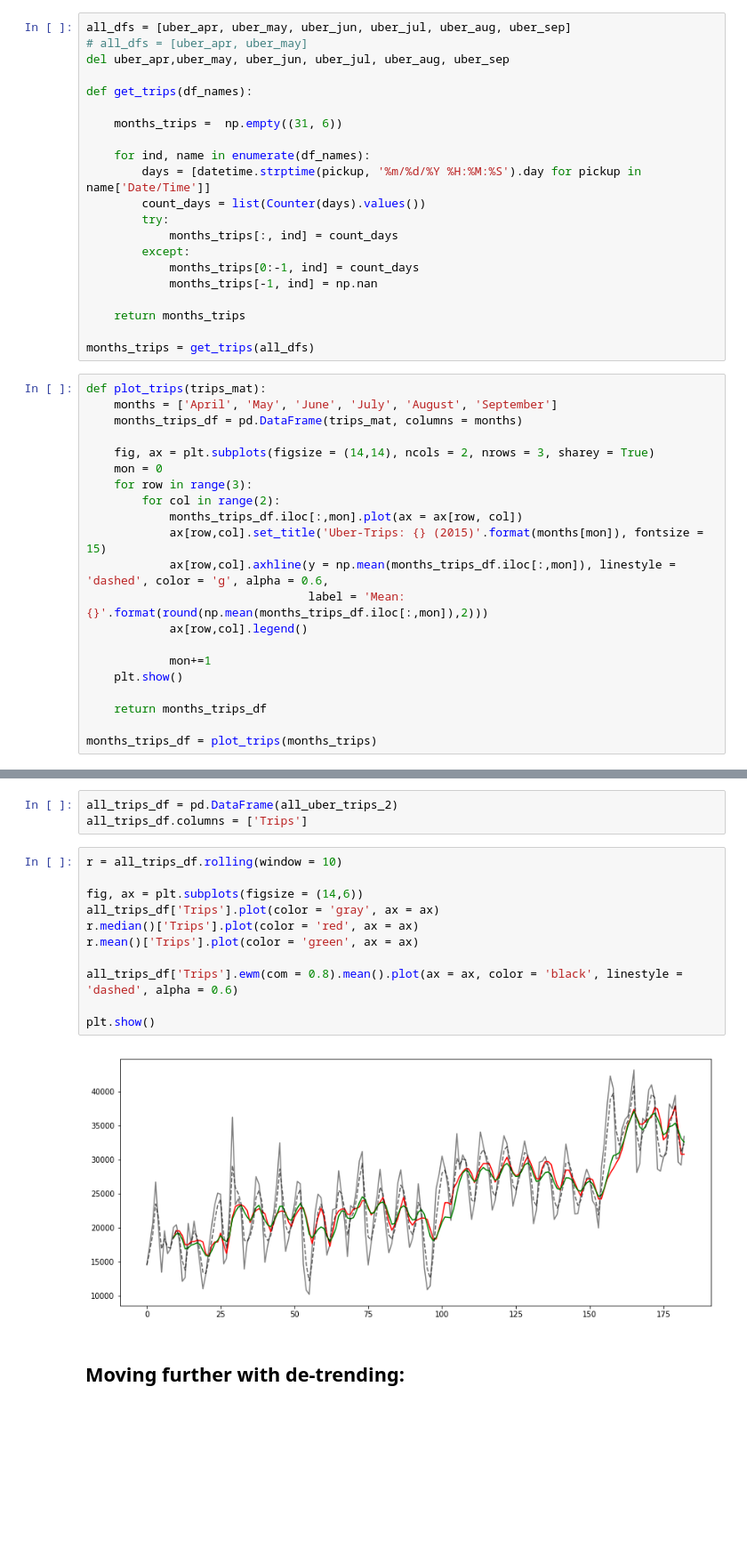
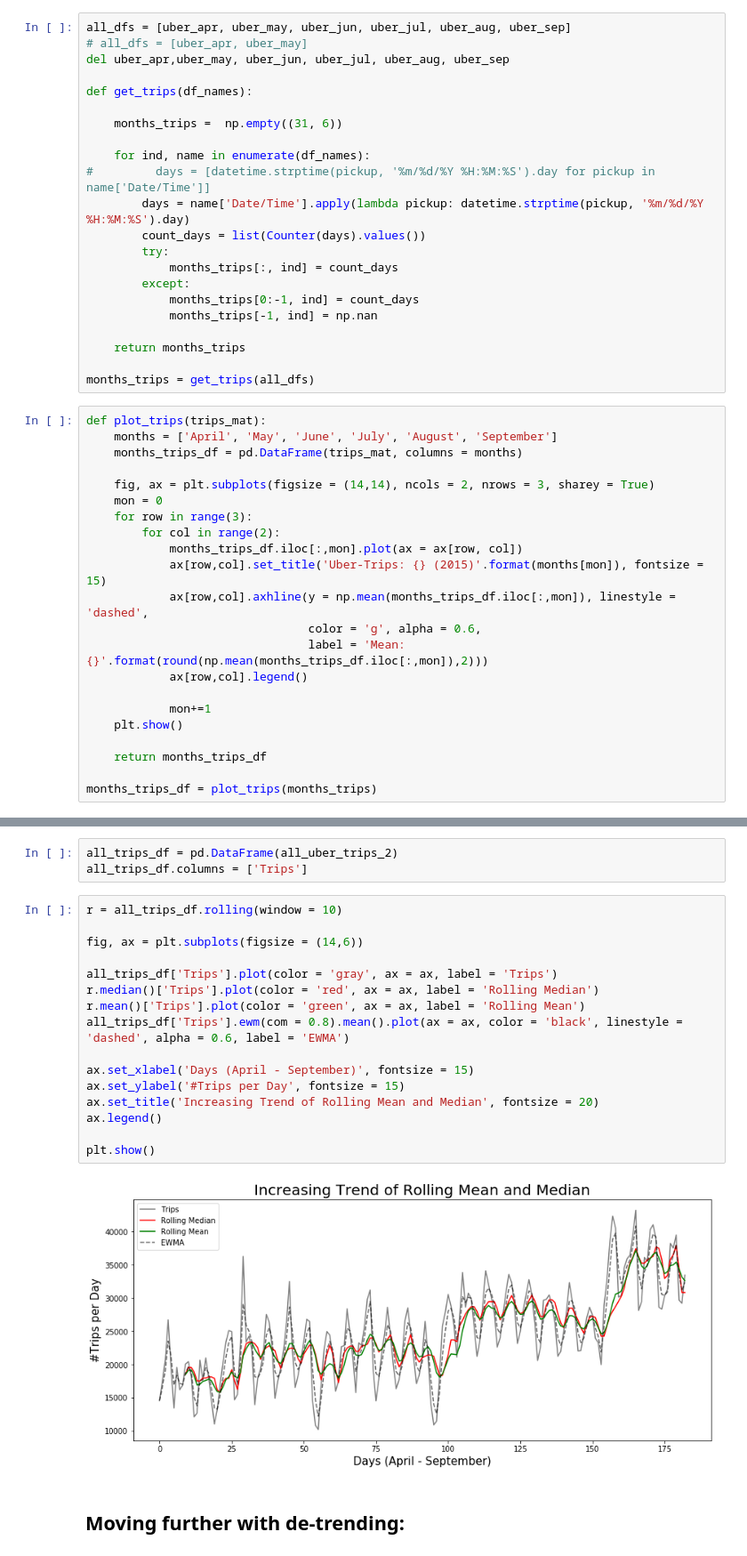
Before and after one commit to Mehul903/Applied-Time-Series-Project, a Jupyter notebook: notebooks/UberAnalysis.ipynb, the cells around one changed output, grey strips where cells are left out. Shown at 89% size. Drawn from its saved outputs; the diff is of its cells as text; blank space fills up the shorter version.

```diff
--- a/notebooks/UberAnalysis.ipynb
+++ b/notebooks/UberAnalysis.ipynb
@@ -25,7 +25,8 @@ def get_trips(df_names):
     months_trips =  np.empty((31, 6))
 
     for ind, name in enumerate(df_names):
-        days = [datetime.strptime(pickup, '%m/%d/%Y %H:%M:%S').day for pickup in name['Date/Time']]
+#         days = [datetime.strptime(pickup, '%m/%d/%Y %H:%M:%S').day for pickup in name['Date/Time']]
+        days = name['Date/Time'].apply(lambda pickup: datetime.strptime(pickup, '%m/%d/%Y %H:%M:%S').day)
         count_days = list(Counter(days).values())
         try:
             months_trips[:, ind] = count_days
@@ -47,7 +48,8 @@ def plot_trips(trips_mat):
         for col in range(2):
             months_trips_df.iloc[:,mon].plot(ax = ax[row, col])
             ax[row,col].set_title('Uber-Trips: {} (2015)'.format(months[mon]), fontsize = 15)
-            ax[row,col].axhline(y = np.mean(months_trips_df.iloc[:,mon]), linestyle = 'dashed', color = 'g', alpha = 0.6,
+            ax[row,col].axhline(y = np.mean(months_trips_df.iloc[:,mon]), linestyle = 'dashed',
+                                color = 'g', alpha = 0.6,
                                 label = 'Mean: {}'.format(round(np.mean(months_trips_df.iloc[:,mon]),2)))
             ax[row,col].legend()
 
@@ -130,14 +122,19 @@ all_trips_df.columns = ['Trips']
 # %%
 r = all_trips_df.rolling(window = 10)
 
 fig, ax = plt.subplots(figsize = (14,6))
-all_trips_df['Trips'].plot(color = 'gray', ax = ax)
-r.median()['Trips'].plot(color = 'red', ax = ax)
-r.mean()['Trips'].plot(color = 'green', ax = ax)
 
-all_trips_df['Trips'].ewm(com = 0.8).mean().plot(ax = ax, color = 'black', linestyle = 'dashed', alpha = 0.6)
+all_trips_df['Trips'].plot(color = 'gray', ax = ax, label = 'Trips')
+r.median()['Trips'].plot(color = 'red', ax = ax, label = 'Rolling Median')
+r.mean()['Trips'].plot(color = 'green', ax = ax, label = 'Rolling Mean')
+all_trips_df['Trips'].ewm(com = 0.8).mean().plot(ax = ax, color = 'black', linestyle = 'dashed', alpha = 0.6, label = 'EWMA')
+
+ax.set_xlabel('Days (April - September)', fontsize = 15)
+ax.set_ylabel('#Trips per Day', fontsize = 15)
+ax.set_title('Increasing Trend of Rolling Mean and Median', fontsize = 20)
+ax.legend()
 
 plt.show()
 # %% [output]
-[figure, old version]
+[figure, new version]
 # %% [markdown]
```
Also changed, not shown: parts of 47 cells of this notebook.
